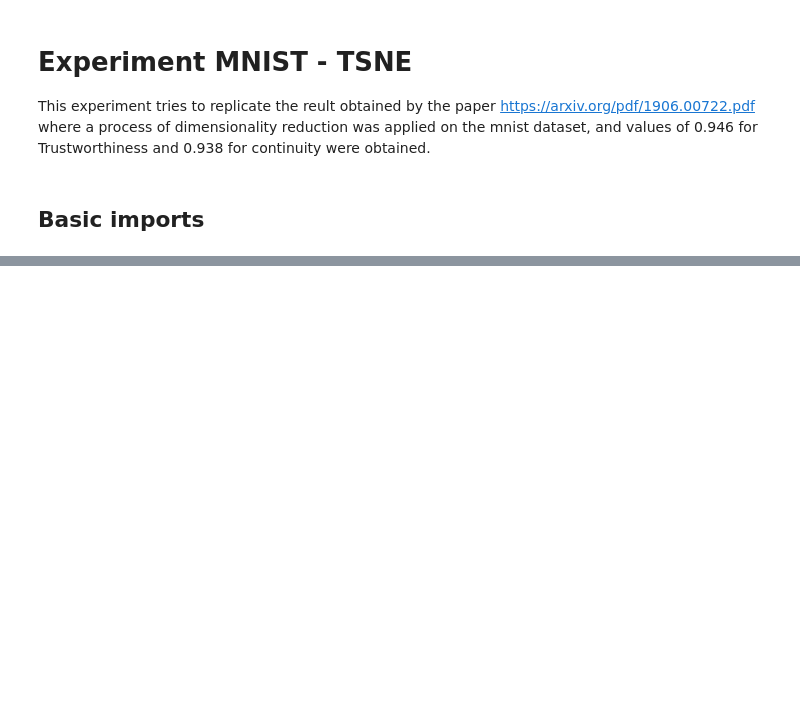
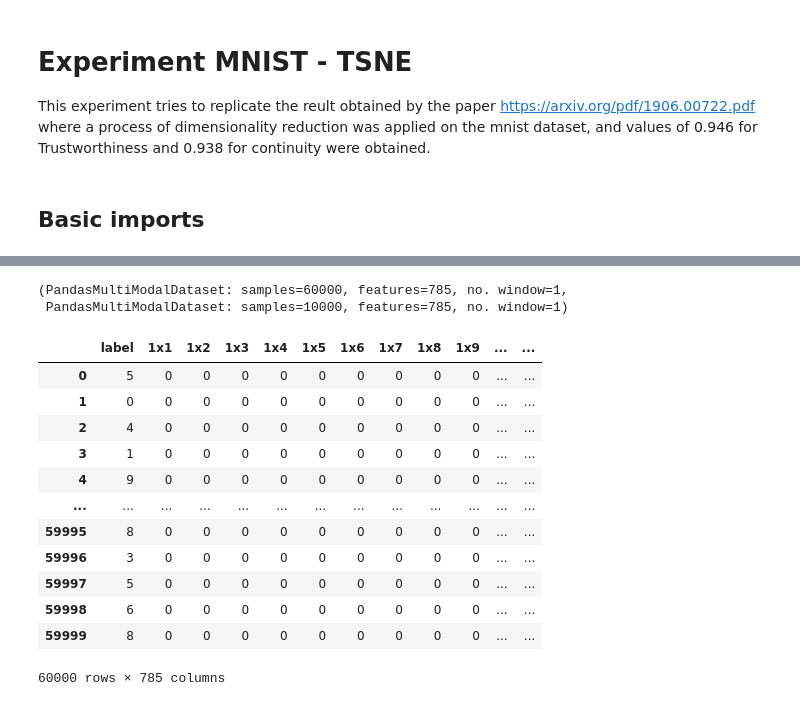
Before and after one commit to otavioon/librep-hiaac, a Jupyter notebook: experiments/Topological_ae/Experiments_mnist_tsne.ipynb, the cells around one changed output, grey strips where cells are left out. Cells and saved outputs as stored; diff of their text form; code cells hidden in the pictures; blank space fills up the shorter version.

Commit message:
New version for MNIST and TSNE-UMAP - start

```diff
--- a/experiments/Topological_ae/Experiments_mnist_tsne.ipynb
+++ b/experiments/Topological_ae/Experiments_mnist_tsne.ipynb
@@ -21,0 +30,24 @@ from librep.metrics.dimred_evaluator import DimensionalityReductionQualityReport
+# %%
+loader = MNISTView("../../data/old-views/MNIST/default/", download=False)
+train_val_mnist, test_mnist = loader.load(concat_train_validation=True)
+# %%
+train_val_mnist, test_mnist
+# %% [output]
+(PandasMultiModalDataset: samples=60000, features=785, no. window=1,
+ PandasMultiModalDataset: samples=10000, features=785, no. window=1)
+# %%
+train_val_mnist.data
+# %% [output]
+|  | label | 1x1 | 1x2 | 1x3 | 1x4 | 1x5 | 1x6 | 1x7 | 1x8 | 1x9 | ... | ... |
+| 0 | 5 | 0 | 0 | 0 | 0 | 0 | 0 | 0 | 0 | 0 | ... | ... |
+| 1 | 0 | 0 | 0 | 0 | 0 | 0 | 0 | 0 | 0 | 0 | ... | ... |
+| 2 | 4 | 0 | 0 | 0 | 0 | 0 | 0 | 0 | 0 | 0 | ... | ... |
+| 3 | 1 | 0 | 0 | 0 | 0 | 0 | 0 | 0 | 0 | 0 | ... | ... |
+| 4 | 9 | 0 | 0 | 0 | 0 | 0 | 0 | 0 | 0 | 0 | ... | ... |
+| ... | ... | ... | ... | ... | ... | ... | ... | ... | ... | ... | ... | ... |
+| 59995 | 8 | 0 | 0 | 0 | 0 | 0 | 0 | 0 | 0 | 0 | ... | ... |
+| 59996 | 3 | 0 | 0 | 0 | 0 | 0 | 0 | 0 | 0 | 0 | ... | ... |
+| 59997 | 5 | 0 | 0 | 0 | 0 | 0 | 0 | 0 | 0 | 0 | ... | ... |
+| 59998 | 6 | 0 | 0 | 0 | 0 | 0 | 0 | 0 | 0 | 0 | ... | ... |
+| 59999 | 8 | 0 | 0 | 0 | 0 | 0 | 0 | 0 | 0 | 0 | ... | ... |
+60000 rows × 785 columns
```
Also changed, not shown: parts of 24 cells of this notebook, 2 other files.
